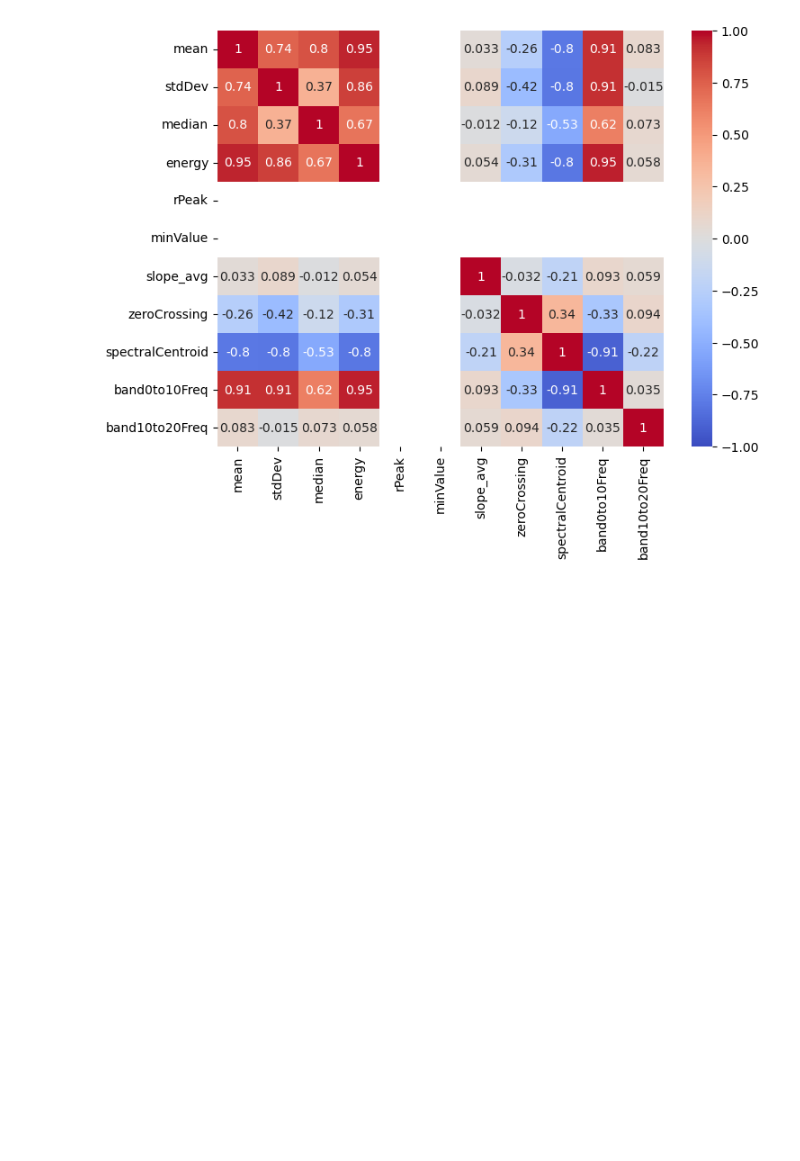
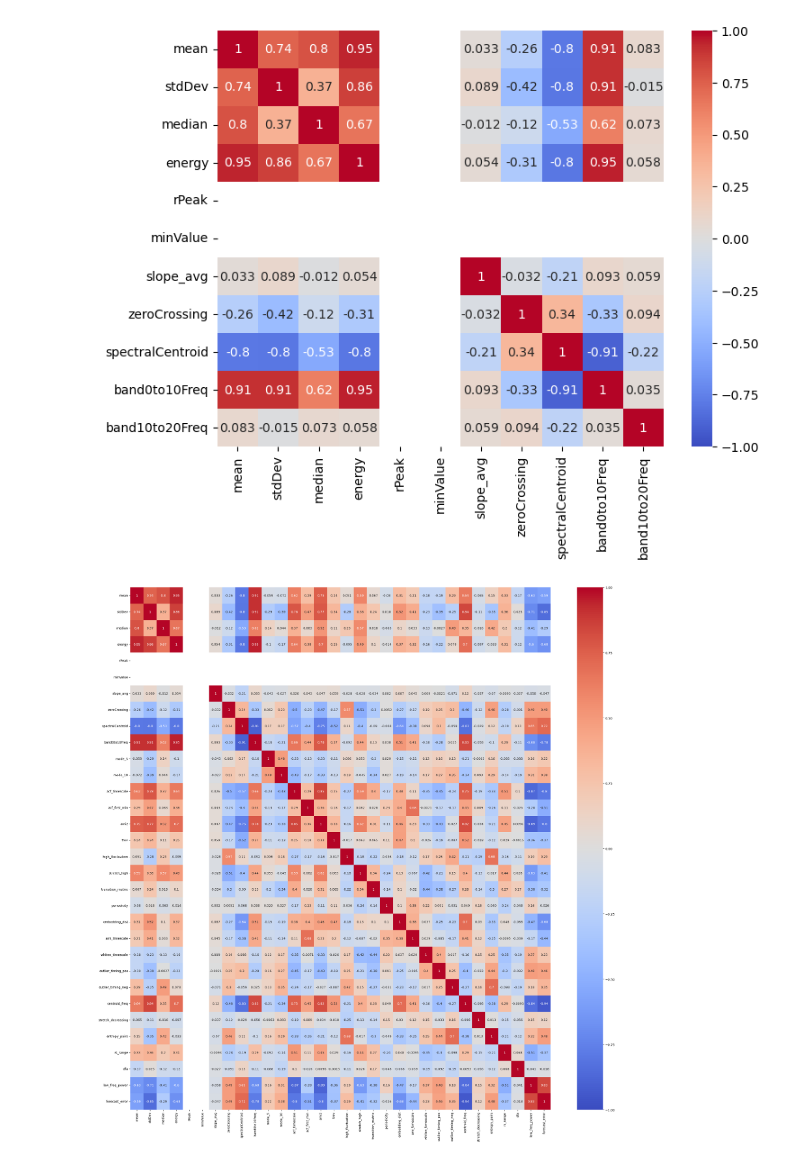
Before and after one commit to Shenukp1/MachineLearningPortfolio, a Jupyter notebook: ECG_Classification/EDA_V3.ipynb, the cells around one changed output. Drawn from its saved outputs; the diff is of its cells as text; code cells hidden in the pictures; blank space fills up the shorter version.

```diff
--- a/ECG_Classification/EDA_V3.ipynb
+++ b/ECG_Classification/EDA_V3.ipynb
@@ -605,6 +672,7 @@ X.shape
 # %%
 # Then we grab the features
 feature_df = extract_features(signals=X)
-feature_df.shape
+catch22_feature_df = extract_features_catch22(signals=X)
+feature_df.shape, catch22_feature_df.shape
 # %% [output]
 [1. 1. 1. ... 1. 1. 1.]
@@ -616,3 +684,10 @@ sns.heatmap(corr_matrix, annot=True, cmap="coolwarm", vmin=-1, vmax=1)
 plt.show()
 # %% [output]
 [figure]
+# %%
+corr_matrix_catch22 = catch22_feature_df.corr()
+plt.figure(figsize=(30, 30))
+sns.heatmap(corr_matrix_catch22, annot=True, cmap="coolwarm", vmin=-1, vmax=1)
+plt.show()
+# %% [output]
+[figure, added]
```
Also changed, not shown: parts of 15 cells of this notebook, 7 other files.
